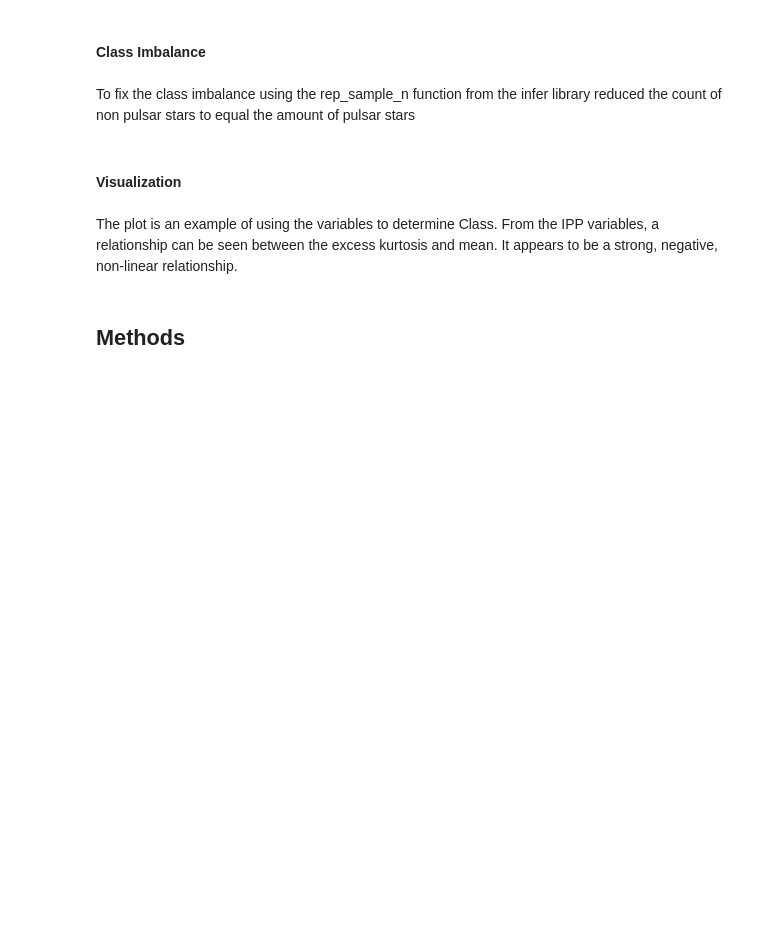
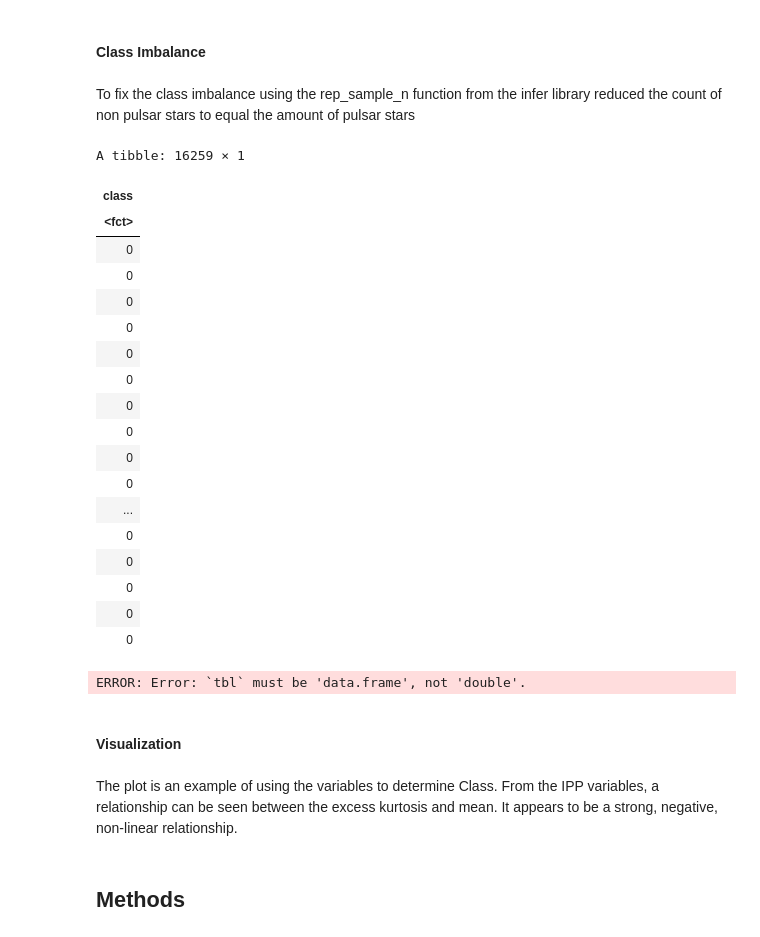
Before and after one commit to madisongill/dsci-100-2023s-group-39-section-002, a Jupyter notebook: project_proposal-Copy1.ipynb, the cells around one changed output. Saved outputs shown, nothing was run; the diff lists cells and outputs as text; code cells hidden in the pictures; blank space fills up the shorter version.

```diff
--- a/project_proposal-Copy1.ipynb
+++ b/project_proposal-Copy1.ipynb
@@ -135,11 +174,34 @@ prop_plot
 # %% [markdown]
 To fix the class imbalance using the rep_sample_n function from the infer library reduced the count of non pulsar stars to equal the amount of pulsar stars
 # %%
-class_count_balanced<-class_count|>
-                    select(count)|>
-                    filter(count=="0")|>
-                    rep_sample_n(size=1212)
+class_count_0 <-pulsar|>
+                    select(class)|>
+                    filter(class=="0")
+
+class_count_0<- class_count_0|>
+    rep_sample_n(1212)
 class_count_balanced
+# %% [output]
+A tibble: 16259 × 1
+| class |
+| <fct> |
+| 0 |
+| 0 |
+| 0 |
+| 0 |
+| 0 |
+| 0 |
+| 0 |
+| 0 |
+| 0 |
+| 0 |
+| ... |
+| 0 |
+| 0 |
+| 0 |
+| 0 |
+| 0 |
+ERROR: Error: `tbl` must be 'data.frame', not 'double'.
 # %% [markdown]
 #### Visualization
 # %% [markdown]
```
Also changed, not shown: parts of 3 cells of this notebook.
